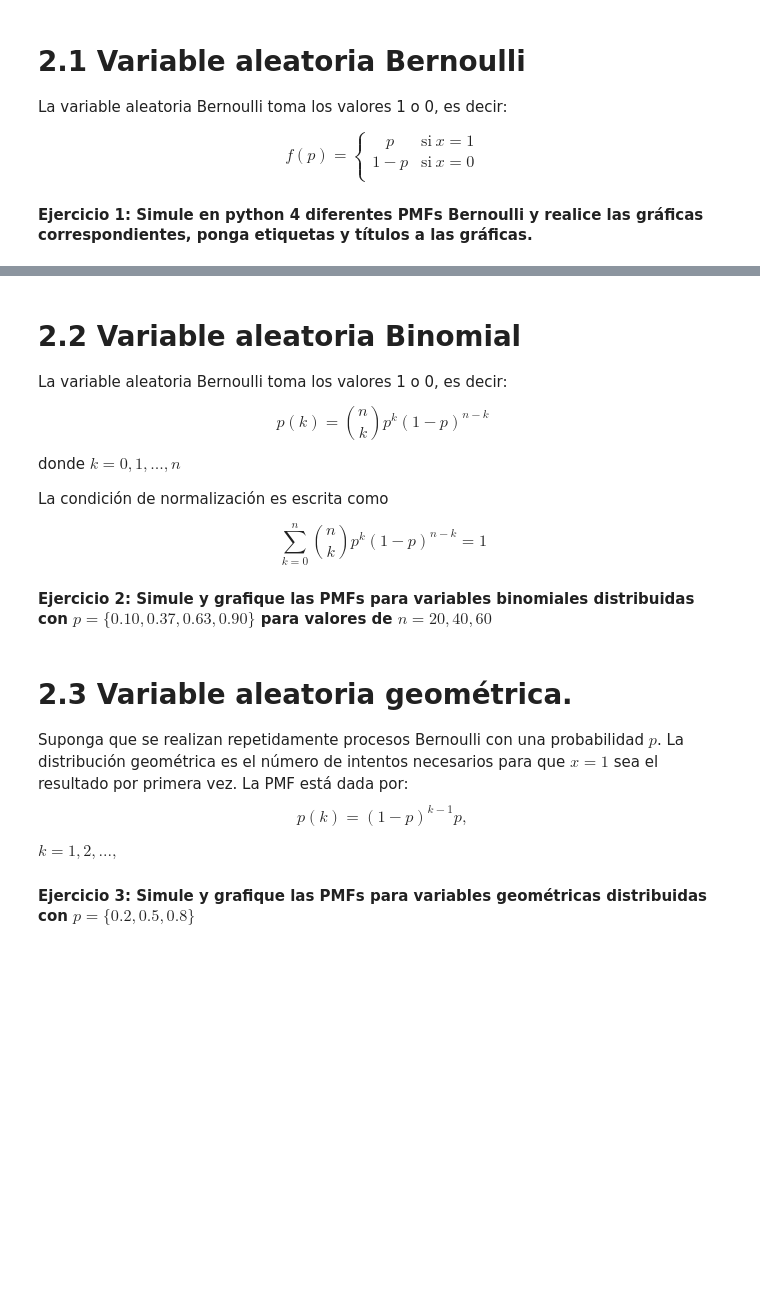
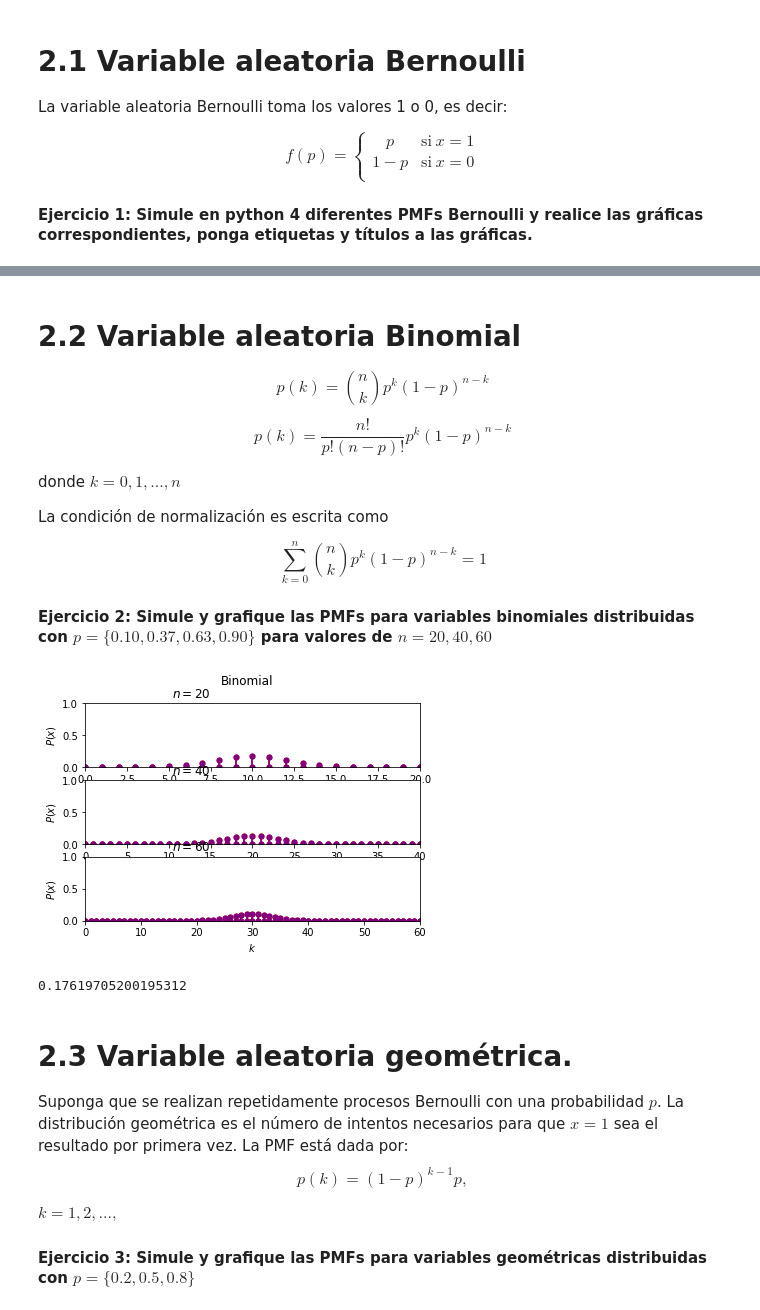
Before and after one commit to Cpicon/DataSciencePythonCourse, a Jupyter notebook: 7Estadistica/1_VariablesContinuasyDiscretas.ipynb, the cells around one changed output, grey strips where cells are left out. Cells and saved outputs as stored; diff of their text form; code cells hidden in the pictures; blank space fills up the shorter version.

```diff
--- a/7Estadistica/1_VariablesContinuasyDiscretas.ipynb
+++ b/7Estadistica/1_VariablesContinuasyDiscretas.ipynb
@@ -43,11 +68,15 @@ La variable aleatoria Bernoulli toma los valores 1 o 0, es decir:
 # %% [markdown]
 # 2.2 Variable aleatoria Binomial
 
-La variable aleatoria Bernoulli toma los valores 1 o 0, es decir:
 
 \begin{equation}
 p(k) = {n \choose k} p^k(1-p)^{n-k}
 \end{equation}
+
+\begin{equation}
+p(k) = \frac{n!}{p!(n-p)!} p^k(1-p)^{n-k}
+\end{equation}
+
 
 donde $k=0,1,...,n$
 
@@ -58,6 +87,43 @@ La condición de normalización es escrita como
 \end{equation}
 
 #### Ejercicio 2: Simule y grafique las PMFs para variables binomiales distribuidas con $p=\{0.10, 0.37, 0.63, 0.90 \}$ para valores de $n={20, 40, 60}$
+# %%
+def binomial(x,n,p):
+    return (np.math.factorial(n)/(np.math.factorial(x)*np.math.factorial(n-x)))*p**x*(1-p)**(n-x)
+# %%
+
+def graficarBinomial():
+    p=np.array([0.5,0.5])
+    cs=['red','purple','yellow','black','gray','green','orange','cyan']
+    fig,ax=plt.subplots(3,1)
+    for _i in range(1,4):
+        n=20*_i
+        x=np.linspace(0,n,n+1)
+        for i in range(0,len(p)):
+            for _x in x:
+                if _x==0:
+                    ax[_i-1].axvline(x=_x,ymax=binomial(_x,n,p[i]),c=cs[i],marker='o',markersize=5,label=r"$p=%.2f$"%(p[i]))
+                else:
+                    ax[_i-1].axvline(x=_x,ymax=binomial(_x,n,p[i]),c=cs[i],marker='o',markersize=5)
+
+
+                ax[_i-1].set_xlim([0,n])
+                ax[_i-1].set_xlabel(r'$k$')
+                ax[_i-1].set_ylabel(r'$P(x)$')
+                ax[_i-1].set_ylim([0,1])
+        ax[_i-1].set_title(r'$n={}$                                 '.format(n))
+
+
+    plt.suptitle('Binomial')
+    plt.show()
+
+graficarBinomial()
+# %% [output]
+[figure, added]
+# %%
+print(binomial(10,20,0.5))
+# %% [output]
+0.17619705200195312
 # %% [markdown]
 # 2.3 Variable aleatoria geométrica.
 
```
Also changed, not shown: parts of 15 cells of this notebook, 2 other files.
